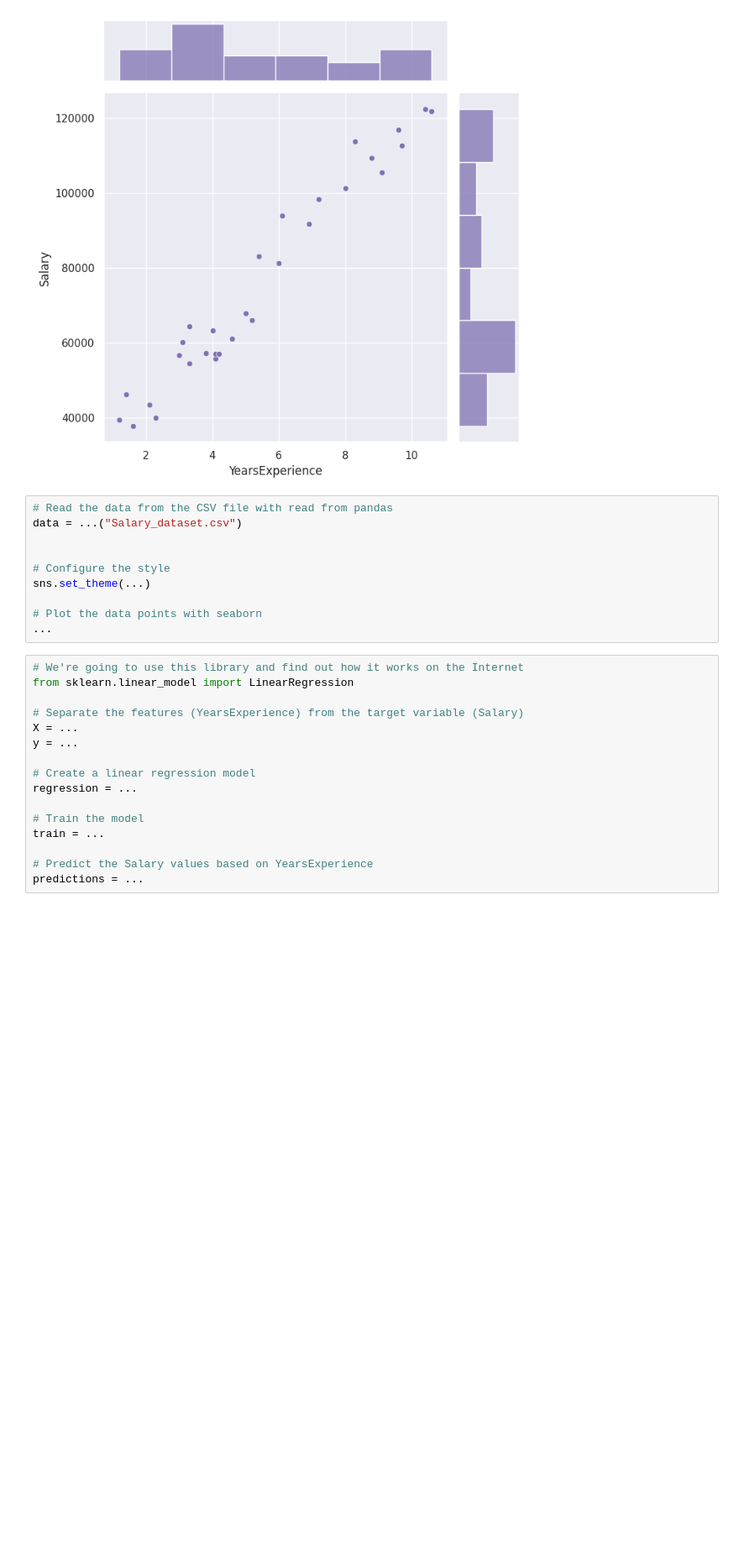
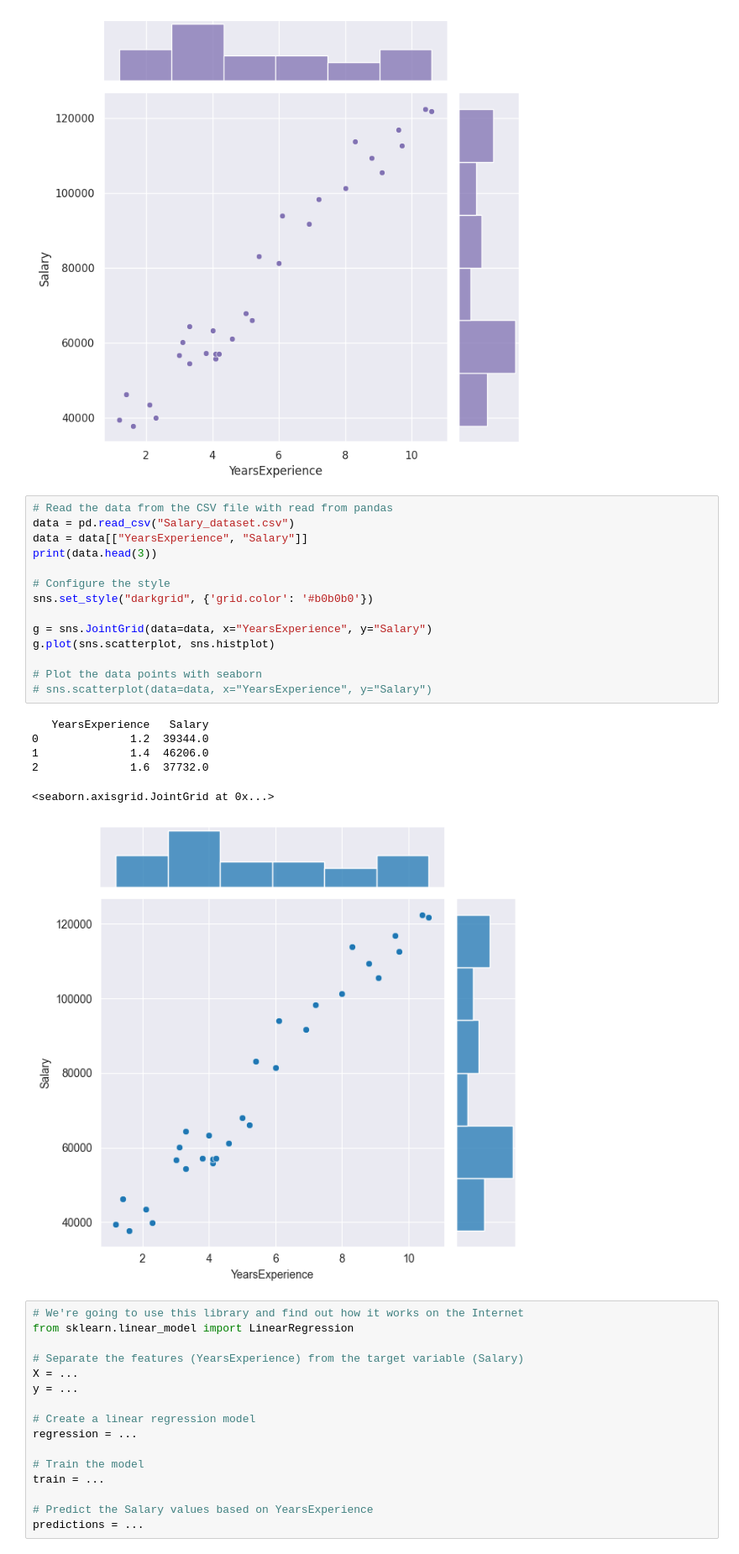
Before and after one commit to znichola/ai-42bootcamp, a Jupyter notebook: 0x0/Beginner00.ipynb, the cells around one changed output. Shown at 84% size. Drawn from its saved outputs; the diff is of its cells as text; blank space fills up the shorter version.

```diff
--- a/0x0/Beginner00.ipynb
+++ b/0x0/Beginner00.ipynb
@@ -8,14 +8,25 @@ import ...
 [figure]
 # %%
 # Read the data from the CSV file with read from pandas
-data = ...("Salary_dataset.csv")
-
+data = pd.read_csv("Salary_dataset.csv")
+data = data[["YearsExperience", "Salary"]]
+print(data.head(3))
 
 # Configure the style
-sns.set_theme(...)
+sns.set_style("darkgrid", {'grid.color': '#b0b0b0'})
+
+g = sns.JointGrid(data=data, x="YearsExperience", y="Salary")
+g.plot(sns.scatterplot, sns.histplot)
 
 # Plot the data points with seaborn
-...
+# sns.scatterplot(data=data, x="YearsExperience", y="Salary")
+# %% [output]
+   YearsExperience   Salary
+0              1.2  39344.0
+1              1.4  46206.0
+2              1.6  37732.0
+<seaborn.axisgrid.JointGrid at 0x...>
+[figure, added]
 # %%
 # We're going to use this library and find out how it works on the Internet
 from sklearn.linear_model import LinearRegression
```
Also changed, not shown: parts of 1 cell of this notebook, 1 other file.
